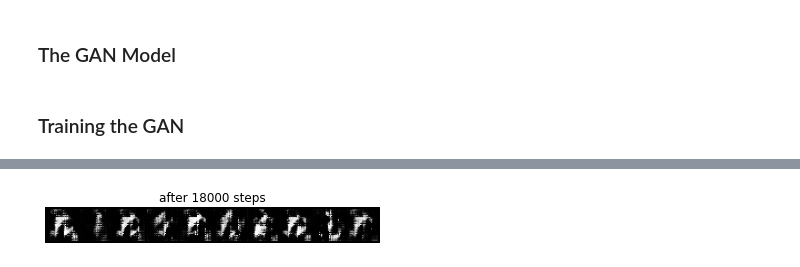
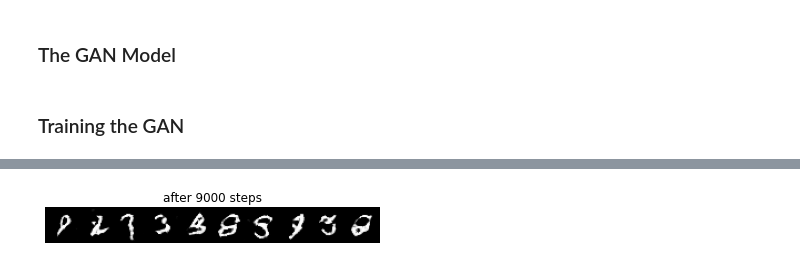
Before and after one commit to iserh/generative-models, a Jupyter notebook: GAN_MNIST.ipynb, the cells around one changed output, grey strips where cells are left out. Saved outputs shown, nothing was run; the diff lists cells and outputs as text; code cells hidden in the pictures.

```diff
--- a/GAN_MNIST.ipynb
+++ b/GAN_MNIST.ipynb
@@ -111,15 +111,15 @@ class GAN(nn.Module):
 # %% [markdown]
 ### Training the GAN
 # %%
-LATENT_DIM = 10
+LATENT_DIM = 128
 
 # create GAN model
-gan = GAN(image_channels=1, latent_dim=LATENT_DIM, feature_maps_gen=4, feature_maps_disc=2)
+gan = GAN(image_channels=1, latent_dim=LATENT_DIM, feature_maps_gen=8, feature_maps_disc=8)
 
 # optimizer for generator network
-optim_gen  = torch.optim.Adam(gan.generator.parameters(), lr=1e-3, weight_decay=5e-4)
+optim_gen  = torch.optim.Adam(gan.generator.parameters(), betas=[0.5, 0.999], lr=2e-4)
 # optimizer for discriminator network
-optim_disc = torch.optim.Adam(gan.discriminator.parameters(), lr=1e-3, weight_decay=1e-3)
+optim_disc = torch.optim.Adam(gan.discriminator.parameters(), betas=[0.5, 0.999], lr=2e-4)
 
 # loss criterion
 criterion = nn.BCELoss()
@@ -129,8 +129,8 @@ losses_gen, losses_disc = [], []
 predictions_d_x, predictions_d_g_z, predictions_d_g_z2 = [], [], []
 step = 0
 # %%
-NUM_STEPS = 20_000
-V_INTERVAL = 2_000
+NUM_STEPS = 10_000
+V_INTERVAL = 1_000
 
 # move model to device and set to train mode
 gan.to(device)
@@ -143,63 +143,59 @@ with tqdm(total=NUM_STEPS, desc=f'Training', initial=step) as pbar:
             step += 1
             # move real examples to device
             x = x.to(device)
-
-            # *** Training the discriminator - maximize log(D(x)) + log(1 - D(G(z)))
-            # zero all gradients
-            gan.discriminator.zero_grad()
-
-            # first part calculating loss for real examples
-            # compute discriminator output for real examples
-            y_hat = gan.discriminator(x).view(-1)
-            # create 'true' labels for discriminator
-            y = torch.full_like(y_hat, 1)
-            # compute loss for real examples on the discriminator output
-            loss_d_real = criterion(y_hat, y)
-            # backward loss for real examples
-            loss_d_real.backward(retain_graph=True)
-            # append prediction mean to predictions list
-            predictions_d_x.append(y_hat.mean().item())
-
-            # second part calculating loss for fake examples
             # sample noise from N(0, 1)
             z = torch.randn(x.size(0), LATENT_DIM, device=device)
             # generate example by generator network
             x_hat = gan(z)
+
+            # *** Training the discriminator - maximize log(D(x)) + log(1 - D(G(z)))
+
+            # compute discriminator output for real examples
+            y_hat = gan.discriminator(x).view(-1)
+            # append prediction mean to predictions list
+            predictions_d_x.append(y_hat.mean().item())
+            # create 'true' labels for discriminator
+            y = torch.ones_like(y_hat)
+            # compute loss for real examples on the discriminator output
+            loss_disc = criterion(y_hat, y)
+
             # discriminator prediction
-            y_hat = gan.discriminator(x_hat).view(-1)
-            # create 'fake' labels for discriminator
-            y = y.fill_(0)
-            # compute loss for real examples on the discriminator output
-            loss_d_fake = criterion(y_hat, y)
-            # backward loss for real examples
-            loss_d_fake.backward(retain_graph=True)
+            y_hat = gan.discriminator(x_hat.detach()).view(-1)
             # append prediction mean to predictions list
             predictions_d_g_z.append(y_hat.mean().item())
-            # append discriminator loss to disc-losses
-            losses_disc.append(loss_d_real.item() + loss_d_fake.item())
+            # create 'fake' labels for discriminator
+            y = torch.zeros_like(y_hat)
+            # compute loss for real examples on the discriminator output
+            loss_disc += criterion(y_hat, y)
 
+            # zero all gradients
+            optim_disc.zero_grad()
+            # backward loss
+            loss_disc.backward()
             # perform optimizer step on the discriminator network
             optim_disc.step()
+            # append discriminator loss to disc-losses
+            losses_disc.append(loss_disc.item())
 
             # *** Training the generator - maximize log(D(G(z)))
-            # zero all gradients
-            gan.generator.zero_grad()
 
             # discriminator prediction
             y_hat = gan.discriminator(x_hat).view(-1)
+            # append prediction mean to predictions list
+            predictions_d_g_z2.append(y_hat.mean().item())
             # create 'real' labels for discriminator
-            y = y.fill_(1)
+            y = torch.ones_like(y_hat)
             # compute loss for real examples on the discriminator output
             loss_g = criterion(y_hat, y)
+
+            # zero all gradients
+            optim_gen.zero_grad()
             # backward loss for real examples
             loss_g.backward()
-            # append prediction mean to predictions list
-            predictions_d_g_z2.append(y_hat.mean().item())
+            # perform optimizer step on the generator network
+            optim_gen.step()
             # append generator loss to gen-losses
             losses_gen.append(loss_g.item())
-
-            # perform optimizer step on the generator network
-            optim_gen.step()
 
             # progress bar
             pbar.set_postfix({
@@ -239 +235 @@ with tqdm(total=NUM_STEPS, desc=f'Training', initial=step) as pbar:
-[figure, old version]
+[figure, new version]
```
Also changed, not shown: parts of 5 cells of this notebook.
